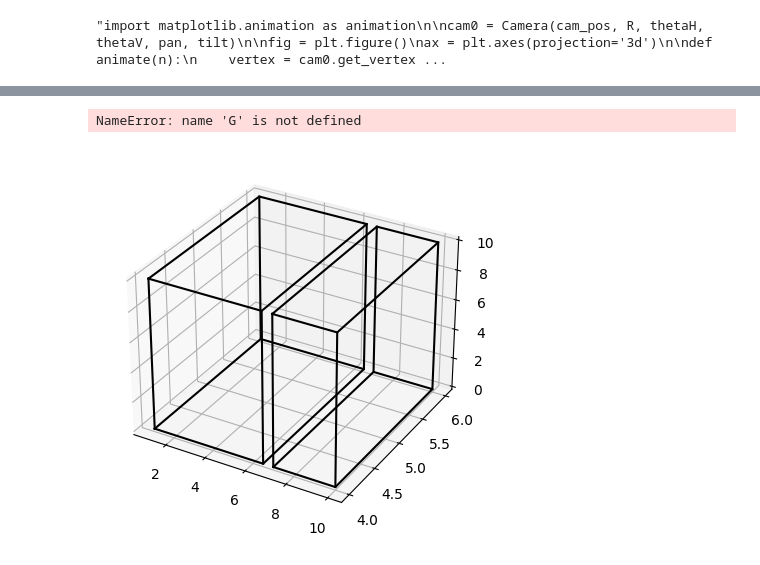
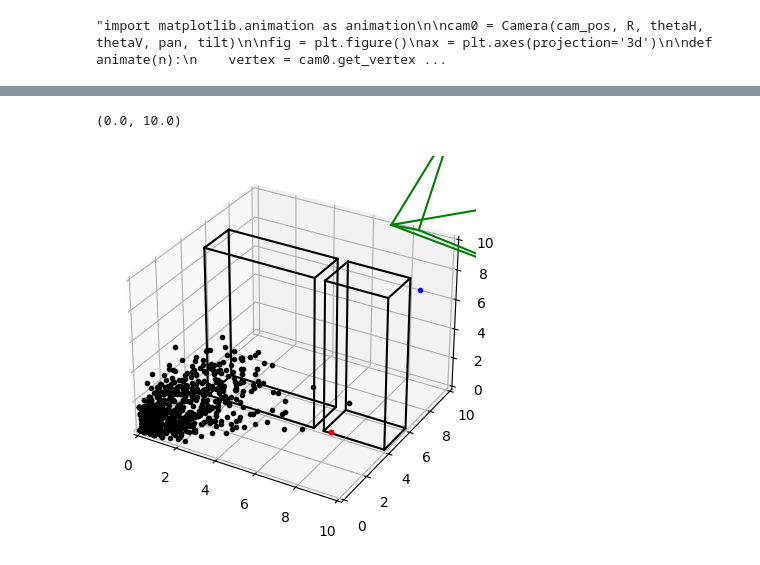
Before and after one commit to jeffersonkim97/cognis_UAM, a Jupyter notebook: script/3D/3DRRT.ipynb, the cells around one changed output, grey strips where cells are left out. Cells and saved outputs as stored; diff of their text form; code cells hidden in the pictures.

Commit message:
3D RRT Camera model

```diff
--- a/script/3D/3DRRT.ipynb
+++ b/script/3D/3DRRT.ipynb
@@ -36,7 +36,7 @@ tol = 0.1
 trange = 1
 # %%
 # Other Settings
-K = 100 # number of verticies
+K = 1000 # number of verticies
 dQ = 2.5 # Incremental Distance
 # %%
 fig = plt.figure()
@@ -319,3 +318,7 @@ thetaV = np.deg2rad(41.7)
 pan = np.array([np.deg2rad(0.001), 2*np.pi, np.deg2rad(10)])
 tilt = np.array([np.deg2rad(-.001), np.pi/4, 0])
 cam0 = Camera(cam_pos, R, thetaH, thetaV, pan, tilt)
+
+camera = {}
+num_cam = 1
+camera['0'] = cam0
@@ -350,7 +385,13 @@ ax.plot3D(cam_pos[0], cam_pos[1], cam_pos[2], '.g')
 camera_vertex = cam0.get_vertex(0)
 for i in range(4):
     temp = camera_vertex[str(i)]
-    #ax.plot3D([cam_pos[0], temp[0][0]], [cam_pos[1], temp[1][0]], [cam_pos[2], temp[2][0]], '-g')
+
+    if i == 3:
+        tempt = camera_vertex[str(0)]
+    else:
+        tempt = camera_vertex[str(i+1)]
+    ax.plot3D([cam_pos[0], temp[0][0]], [cam_pos[1], temp[1][0]], [cam_pos[2], temp[2][0]], '-g')
+    ax.plot3D([temp[0][0], tempt[0][0]], [temp[1][0], tempt[1][0]], [temp[2][0], tempt[2][0]], '-g')
 
 ax.set_xlim(map_size[0], map_size[1])
 ax.set_ylim(map_size[2], map_size[3])
@@ -376,6 +417,7 @@ for k in range(K):
     print(counter)
     # Sample Time
     rnt = rn.uniform(0.1, trange)
+    currentTime = tprev + rnt
 
     next = True
     while next:
@@ -393,7 +435,12 @@ for k in range(K):
             direc = dq/norm*dQ*rnt
             qrand = qprev + direc
 
-        if inside_map(qrand) == True and outside_building(qrand, building) == True:
+        camera_check_vec = []
+        for nc in range(num_cam):
+            cam_i = camera[str(nc)]
+            camera_check_vec.append(outside_FOV(qrand, cam_i, currentTime))
+
+        if inside_map(qrand) == True and outside_building(qrand, building) == True and np.sum(camera_check_vec) == num_cam:
             next = False
             break
 
@@ -421,38 +486,49 @@ from mpl_toolkits.mplot3d.art3d import Poly3DCollection
 fig = plt.figure()
 ax = plt.axes(projection='3d')
 
 for nb in range(building['nb']):
     b = building[str(nb)]['Polygon']
     bx = []
     by = []
     bz = []
     for i in range(len(b)+1):
         if i < len(b):
             bx.append(b[i][0])
             by.append(b[i][1])
             bz.append(building[str(nb)]['height'])
         else:
             bx.append(b[i-len(b)][0])
             by.append(b[i-len(b)][1])
             bz.append(building[str(nb)]['height'])
     ax.plot3D(bx, by, bz, '-k')
     ax.plot3D(bx, by, np.zeros(len(b)+1,), '-k')
 
     for i in range(len(b)):
         ax.plot3D([bx[i], bx[i]], [by[i], by[i]], [0, building[str(nb)]['height']], '-k')
 
 for kk in range(len(G['node'])):
     qcurr = G['node'][kk]
     ax.plot3D(qcurr[0], qcurr[1], qcurr[2], '.k')
 
+camera_vertex = cam0.get_vertex(currentTime)
+for i in range(4):
+    temp = camera_vertex[str(i)]
+
+    if i == 3:
+        tempt = camera_vertex[str(0)]
+    else:
+        tempt = camera_vertex[str(i+1)]
+    ax.plot3D([cam_pos[0], temp[0][0]], [cam_pos[1], temp[1][0]], [cam_pos[2], temp[2][0]], '-g')
+    ax.plot3D([temp[0][0], tempt[0][0]], [temp[1][0], tempt[1][0]], [temp[2][0], tempt[2][0]], '-g')
+
 ax.plot3D(x0[0], x0[1], x0[2], '.r')
 ax.plot3D(xf[0], xf[1], xf[2], '.b')
-#ax.set_xlim(map_size[0], map_size[1])
-#ax.set_ylim(map_size[2], map_size[3])
-#ax.set_zlim(map_size[4], map_size[5])
+ax.set_xlim(map_size[0], map_size[1])
+ax.set_ylim(map_size[2], map_size[3])
+ax.set_zlim(map_size[4], map_size[5])
 # %% [output]
-NameError: name 'G' is not defined
+(0.0, 10.0)
-[figure, old version]
+[figure, new version]
 # %%
 fig = plt.figure()
 ax = plt.axes()
```
Also changed, not shown: parts of 7 cells of this notebook.
